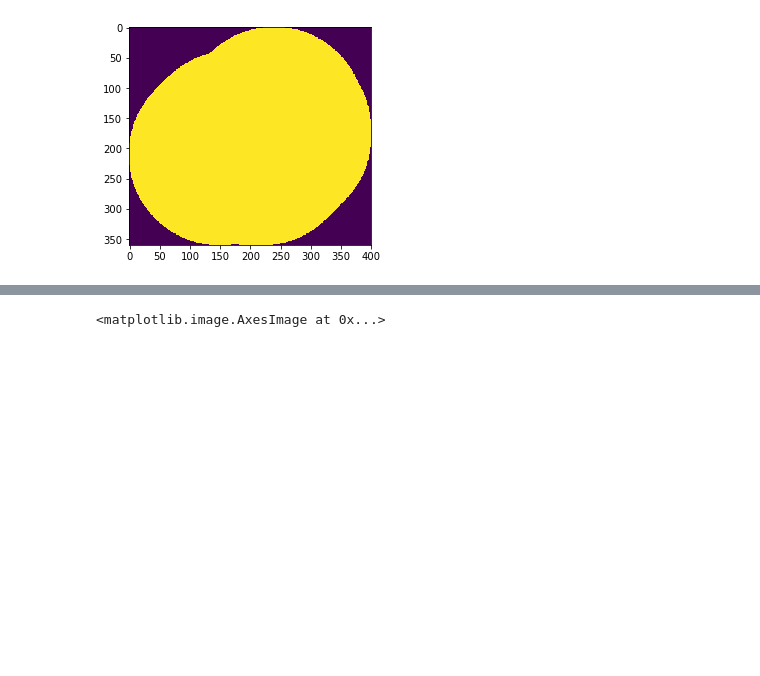
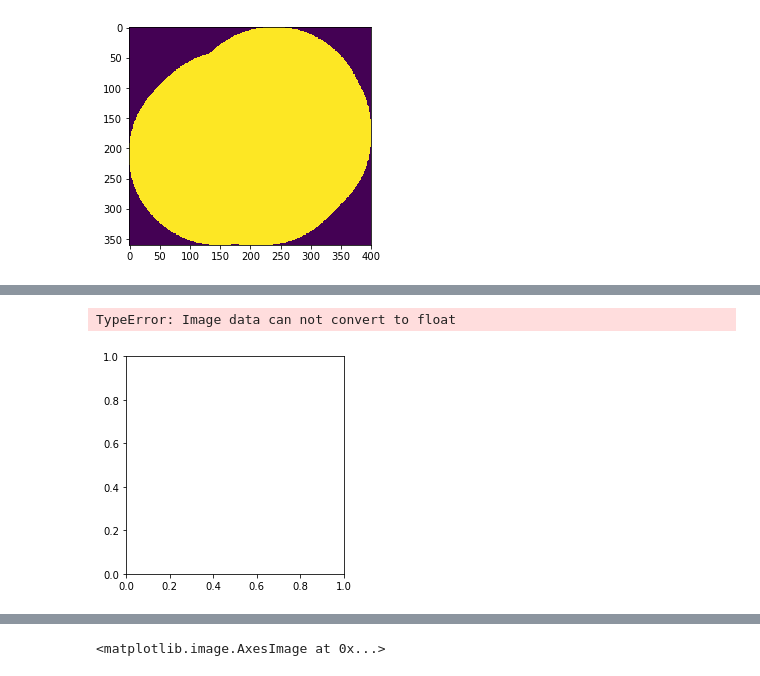
Before and after one commit to pdh21/Ambiental_C1, a Jupyter notebook: Data_Analysis.ipynb, the cells around one changed output, grey strips where cells are left out. Cells and saved outputs as stored; diff of their text form; code cells hidden in the pictures; blank space fills up the shorter version.

```diff
--- a/Data_Analysis.ipynb
+++ b/Data_Analysis.ipynb
@@ -154,5 +154,7 @@ ypix=np.arange(extent_lonlat[3],extent_lonlat[2],pixel_height)
 # %%
 def find_nearest(array, value):
     ''' Find nearest value is an array '''
-    idx = (np.abs(array-value)).argmin()
-    return idx
+    idx=np.empty((value.size))
+    for i in range(0,value.size):
+        idx[i] = (np.abs(array-value[i])).argmin()
+    return idx.astype('int')
@@ -466,0 +499,8 @@ plt.imshow(out_raster_ds.ReadAsArray()[ymax:ymin,xmin:xmax])
+# %%
+test=arr[ymax:ymin,xmin:xmax]
+# %%
+ind=test<-1000.0
+ind2=test>-1000.0
+# %%
+test[ind]=0.0
+test[ind2]=1.0
@@ -466,0 +512,7 @@ plt.imshow(out_raster_ds.ReadAsArray()[ymax:ymin,xmin:xmax])
+# %%
+image_product = np.fft.fft2(test) * np.fft.fft2(out_raster_ds.ReadAsArray()[ymax:ymin,xmin:xmax]).conj()
+cc_image = np.fft.fftshift(np.fft.ifft2(image_product))
+plt.imshow(cc_image)
+# %% [output]
+TypeError: Image data can not convert to float
+[figure, added]
```
Also changed, not shown: parts of 15 cells of this notebook, 1 other file.
